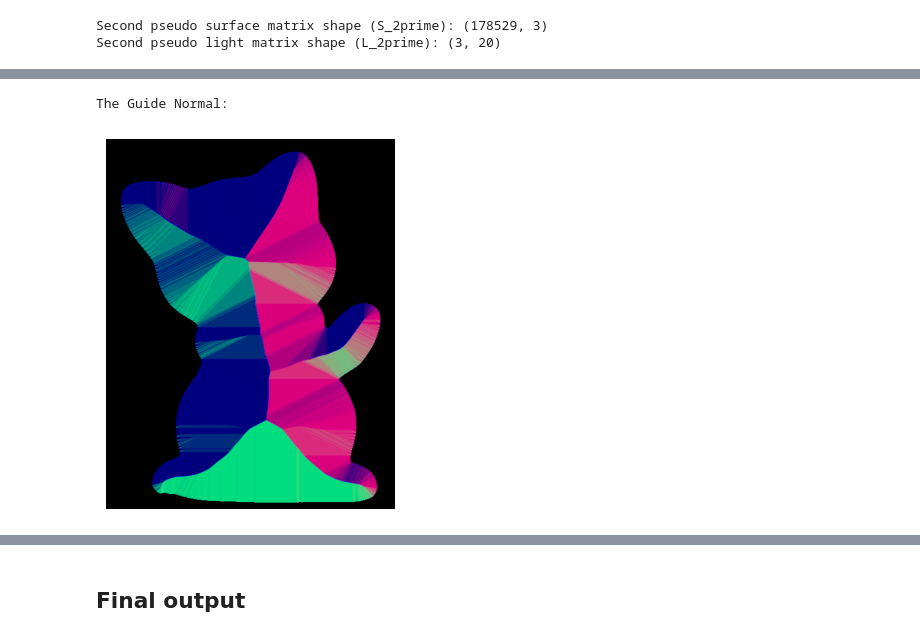
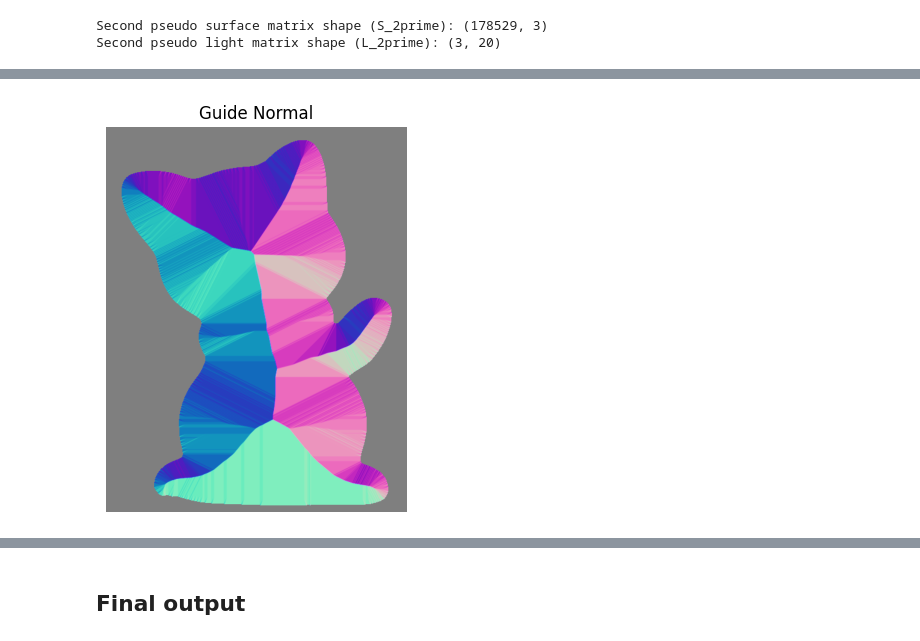
Before and after one commit to ClarysseArthur/VUB-CV-PhotometricStereo, a Jupyter notebook: Code/PhotometricStereo.ipynb, the cells around one changed output, grey strips where cells are left out. Drawn from its saved outputs; the diff is of its cells as text; code cells hidden in the pictures.

```diff
--- a/Code/PhotometricStereo.ipynb
+++ b/Code/PhotometricStereo.ipynb
@@ -12,13 +10 @@ from tenpy.linalg.svd_robust import svd
 from RenderSurfaceMap import image_renderer
-# %%
-# read in the images from folder dataset/PhotometricStereo/PSData/cat/Objects
-images = []
-
-folder_path = Path("../Data/Dataset/")
-# folder_path = Path("../../GroupWork-Private/PSData/cat/Objects/")
-
-for img_path in folder_path.glob('*.png'):
-    img = cv2.imread(str(img_path), cv2.IMREAD_GRAYSCALE).astype(np.float32) / 255.0
-    images.append(img)
-
-images = np.array(images)  # shape: (n_images, width, height)
@@ -44,0 +11,3 @@ P = width * height  # total number of pixels
+# %%
+DATASET_PATH = "../Data/Dataset/"
+# DATASET_PATH = "../../GroupWork-Private/PSData/cat/Objects/"
@@ -44,0 +16,18 @@ P = width * height  # total number of pixels
+# %%
+# load all images from the dataset
+images = []
+for img_path in Path(DATASET_PATH).glob("*.png"):
+    img = cv2.imread(str(img_path), cv2.IMREAD_GRAYSCALE)
+    img = img.astype(np.float32) / 255.0 # normalize images from [0, 255] to [0, 1]
+    images.append(img)
+images = np.array(images)
+print('Images shape:', images.shape) # (num_images, height, width)
+
+# define number of images, width and height
+num_images, height, width = images.shape
+print('Number of images:', num_images)
+print('Image dimensions (width x height):', width, 'x', height)
+
+# define total number of pixels in an image (P)
+P = width * height
+print('Total number of pixels (P):', P, 'pixels')
@@ -258,11 +218,0 @@ L = np.dot(R_tilde.T, L_2prime)
-# %%
-print(f'The Guide Normal:')
-
-plt.imshow(get_guide_normal(average_image).clip(0,1))
-# plt.title('Guide Normal')
-plt.axis('off')
-
-plt.savefig("../Report/IMG/res-02-guidenormal.png", bbox_inches="tight", pad_inches=0)
-# %% [output]
-The Guide Normal:
-[figure, removed]
@@ -268,0 +263,13 @@ The Guide Normal:
+# %%
+# visualize the guide normal
+plt.figure(figsize=(5, 5))
+plt.imshow((guide_normal + 1) / 2)  # normalize from [-1, 1] to [0, 1] for visualization
+plt.axis('off')
+
+# save the guide normal
+plt.savefig("../Report/IMG/res-04-guide-normal.png", bbox_inches="tight", pad_inches=0)
+
+plt.title('Guide Normal')
+plt.show()
+# %% [output]
+[figure, added]
```
Also changed, not shown: parts of 30 cells of this notebook.
